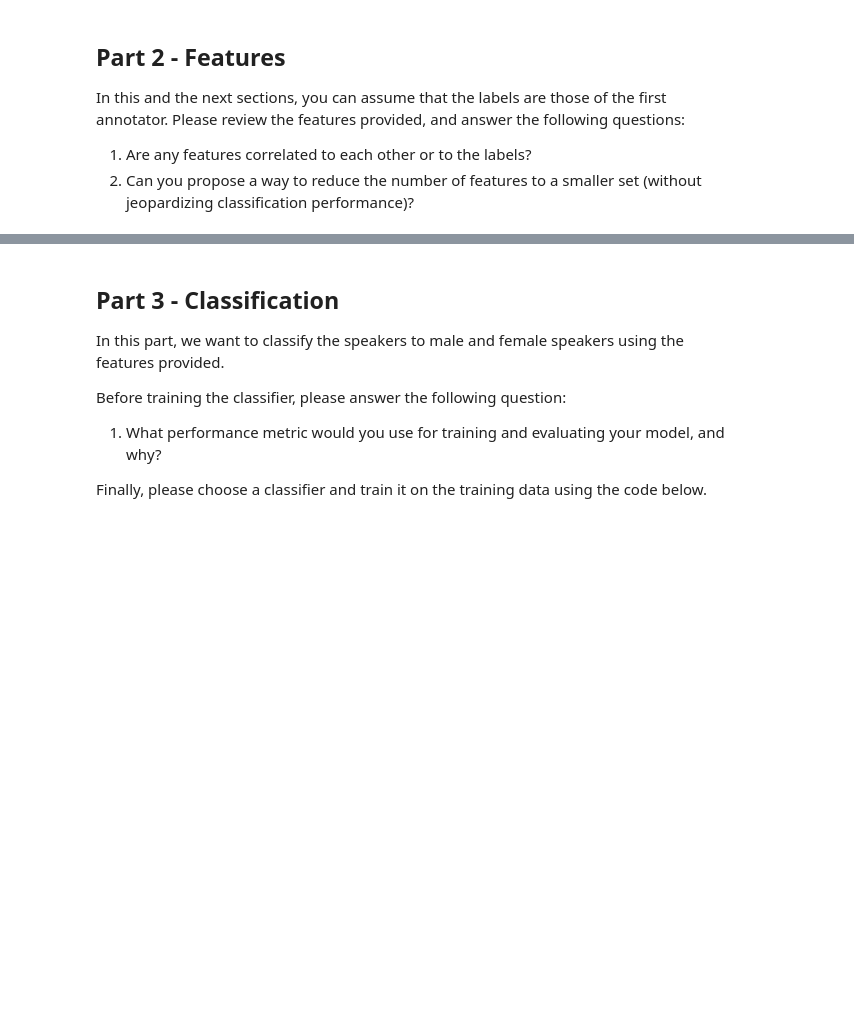
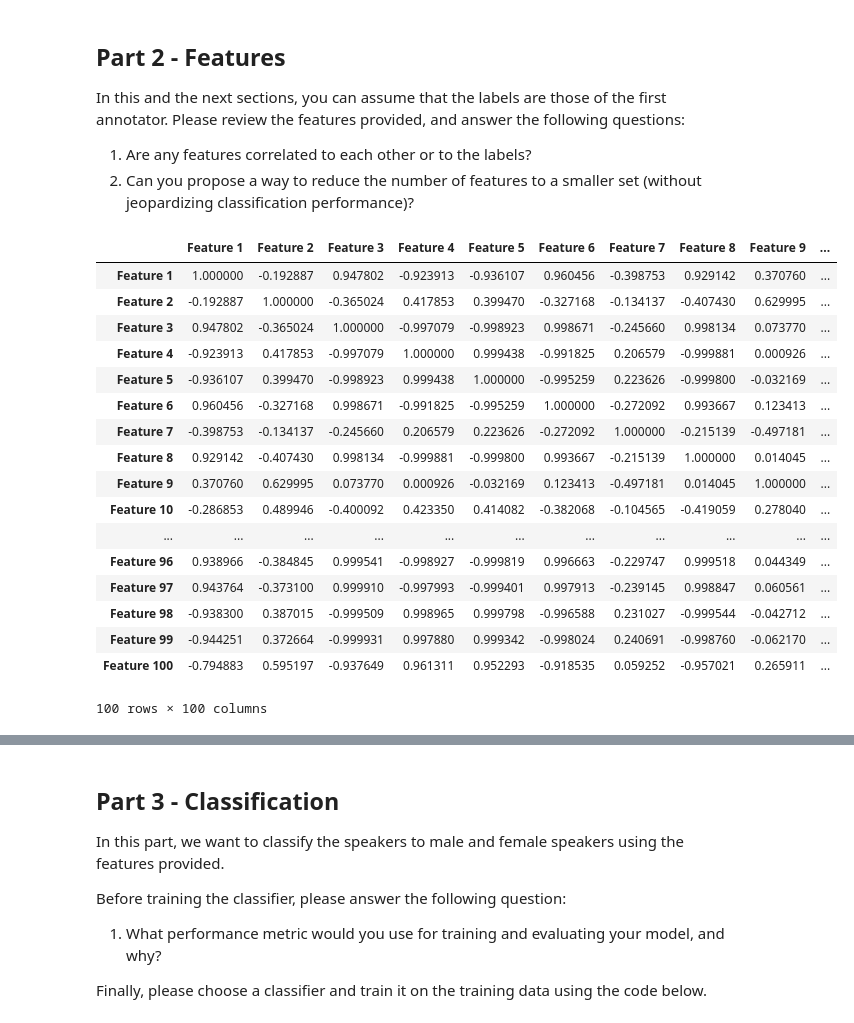
Before and after one commit to Ran-Tokman/Augury-Take-Home-Test, a Jupyter notebook: Augury Take Home Test.ipynb, the cells around one changed output, grey strips where cells are left out. Drawn from its saved outputs; the diff is of its cells as text; code cells hidden in the pictures; blank space fills up the shorter version.

```diff
--- a/Augury Take Home Test.ipynb
+++ b/Augury Take Home Test.ipynb
@@ -240,3 +309,25 @@ Please review the features provided, and answer the following questions:
 y_train = le.transform(labels_train.as_matrix()[:, 0])
 # %%
 # Enter your analysis here
+# %%
+corr=features_train.corr()
+corr
+# %% [output]
+|  | Feature 1 | Feature 2 | Feature 3 | Feature 4 | Feature 5 | Feature 6 | Feature 7 | Feature 8 | Feature 9 | ... |
+| Feature 1 | 1.000000 | -0.192887 | 0.947802 | -0.923913 | -0.936107 | 0.960456 | -0.398753 | 0.929142 | 0.370760 | ... |
+| Feature 2 | -0.192887 | 1.000000 | -0.365024 | 0.417853 | 0.399470 | -0.327168 | -0.134137 | -0.407430 | 0.629995 | ... |
+| Feature 3 | 0.947802 | -0.365024 | 1.000000 | -0.997079 | -0.998923 | 0.998671 | -0.245660 | 0.998134 | 0.073770 | ... |
+| Feature 4 | -0.923913 | 0.417853 | -0.997079 | 1.000000 | 0.999438 | -0.991825 | 0.206579 | -0.999881 | 0.000926 | ... |
+| Feature 5 | -0.936107 | 0.399470 | -0.998923 | 0.999438 | 1.000000 | -0.995259 | 0.223626 | -0.999800 | -0.032169 | ... |
+| Feature 6 | 0.960456 | -0.327168 | 0.998671 | -0.991825 | -0.995259 | 1.000000 | -0.272092 | 0.993667 | 0.123413 | ... |
+| Feature 7 | -0.398753 | -0.134137 | -0.245660 | 0.206579 | 0.223626 | -0.272092 | 1.000000 | -0.215139 | -0.497181 | ... |
+| Feature 8 | 0.929142 | -0.407430 | 0.998134 | -0.999881 | -0.999800 | 0.993667 | -0.215139 | 1.000000 | 0.014045 | ... |
+| Feature 9 | 0.370760 | 0.629995 | 0.073770 | 0.000926 | -0.032169 | 0.123413 | -0.497181 | 0.014045 | 1.000000 | ... |
+| Feature 10 | -0.286853 | 0.489946 | -0.400092 | 0.423350 | 0.414082 | -0.382068 | -0.104565 | -0.419059 | 0.278040 | ... |
+| ... | ... | ... | ... | ... | ... | ... | ... | ... | ... | ... |
+| Feature 96 | 0.938966 | -0.384845 | 0.999541 | -0.998927 | -0.999819 | 0.996663 | -0.229747 | 0.999518 | 0.044349 | ... |
+| Feature 97 | 0.943764 | -0.373100 | 0.999910 | -0.997993 | -0.999401 | 0.997913 | -0.239145 | 0.998847 | 0.060561 | ... |
+| Feature 98 | -0.938300 | 0.387015 | -0.999509 | 0.998965 | 0.999798 | -0.996588 | 0.231027 | -0.999544 | -0.042712 | ... |
+| Feature 99 | -0.944251 | 0.372664 | -0.999931 | 0.997880 | 0.999342 | -0.998024 | 0.240691 | -0.998760 | -0.062170 | ... |
+| Feature 100 | -0.794883 | 0.595197 | -0.937649 | 0.961311 | 0.952293 | -0.918535 | 0.059252 | -0.957021 | 0.265911 | ... |
+100 rows × 100 columns
```
Also changed, not shown: parts of 21 cells of this notebook.
